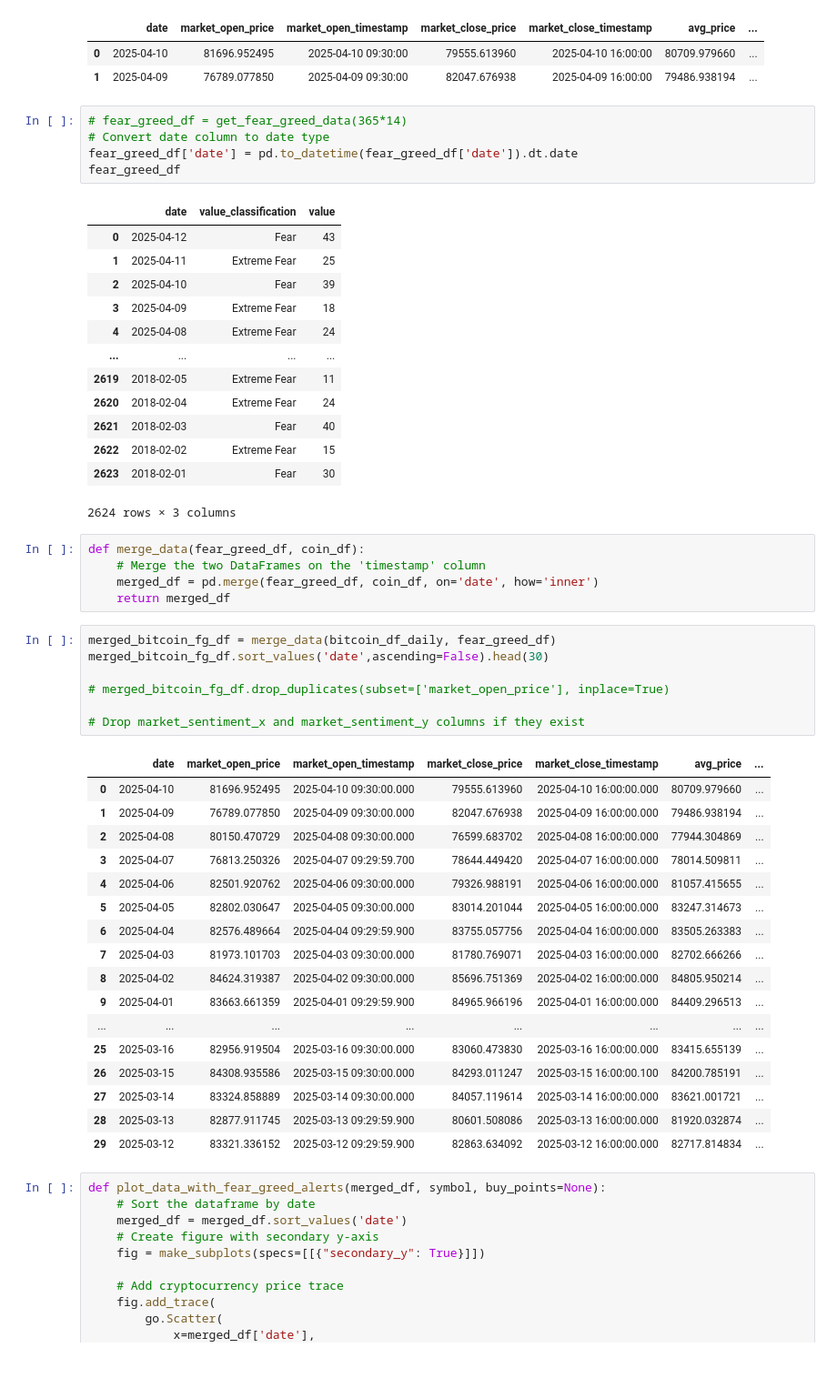
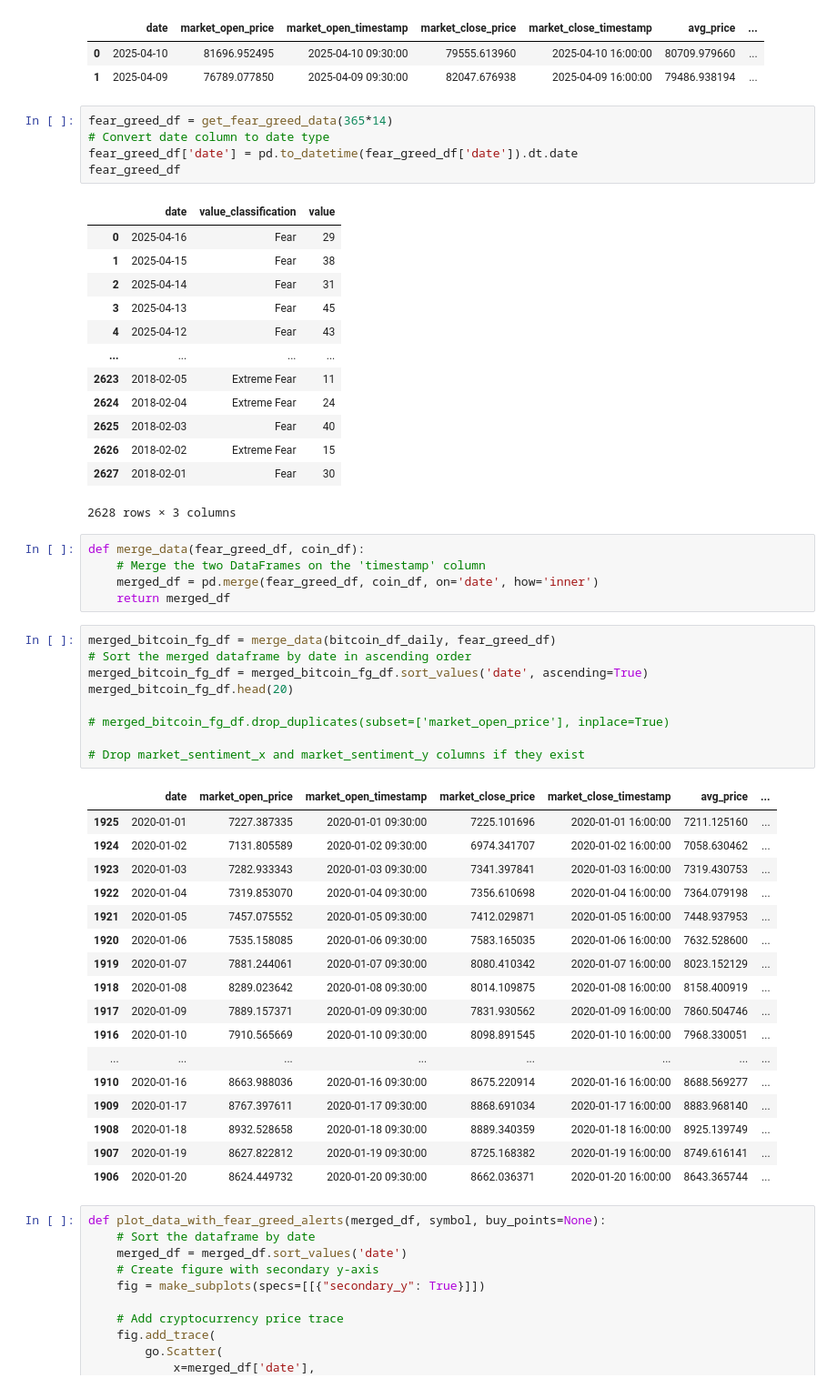
Before and after one commit to yangforbig/Crypto-Fear-Greed-Index-Graph, a Jupyter notebook: script/stream_data.ipynb, the cells around one changed output. Shown at 91% size. Saved outputs shown, nothing was run; the diff lists cells and outputs as text.

Commit message:
Update stream_data notebook

```diff
--- a/script/stream_data.ipynb
+++ b/script/stream_data.ipynb
@@ -509,24 +509,24 @@ bitcoin_df_daily.head(2)
 | 0 | 2025-04-10 | 81696.952495 | 2025-04-10 09:30:00 | 79555.613960 | 2025-04-10 16:00:00 | 80709.979660 | ... |
 | 1 | 2025-04-09 | 76789.077850 | 2025-04-09 09:30:00 | 82047.676938 | 2025-04-09 16:00:00 | 79486.938194 | ... |
 # %%
-# fear_greed_df = get_fear_greed_data(365*14)
+fear_greed_df = get_fear_greed_data(365*14)
 # Convert date column to date type
 fear_greed_df['date'] = pd.to_datetime(fear_greed_df['date']).dt.date
 fear_greed_df
 # %% [output]
 |  | date | value_classification | value |
-| 0 | 2025-04-12 | Fear | 43 |
-| 1 | 2025-04-11 | Extreme Fear | 25 |
-| 2 | 2025-04-10 | Fear | 39 |
-| 3 | 2025-04-09 | Extreme Fear | 18 |
-| 4 | 2025-04-08 | Extreme Fear | 24 |
+| 0 | 2025-04-16 | Fear | 29 |
+| 1 | 2025-04-15 | Fear | 38 |
+| 2 | 2025-04-14 | Fear | 31 |
+| 3 | 2025-04-13 | Fear | 45 |
+| 4 | 2025-04-12 | Fear | 43 |
 | ... | ... | ... | ... |
-| 2619 | 2018-02-05 | Extreme Fear | 11 |
-| 2620 | 2018-02-04 | Extreme Fear | 24 |
-| 2621 | 2018-02-03 | Fear | 40 |
-| 2622 | 2018-02-02 | Extreme Fear | 15 |
-| 2623 | 2018-02-01 | Fear | 30 |
+| 2623 | 2018-02-05 | Extreme Fear | 11 |
+| 2624 | 2018-02-04 | Extreme Fear | 24 |
+| 2625 | 2018-02-03 | Fear | 40 |
+| 2626 | 2018-02-02 | Extreme Fear | 15 |
+| 2627 | 2018-02-01 | Fear | 30 |
-2624 rows × 3 columns
+2628 rows × 3 columns
 # %%
 def merge_data(fear_greed_df, coin_df):
     # Merge the two DataFrames on the 'timestamp' column
@@ -534,29 +534,31 @@ def merge_data(fear_greed_df, coin_df):
     return merged_df
 # %%
 merged_bitcoin_fg_df = merge_data(bitcoin_df_daily, fear_greed_df)
-merged_bitcoin_fg_df.sort_values('date',ascending=False).head(30)
+# Sort the merged dataframe by date in ascending order
+merged_bitcoin_fg_df = merged_bitcoin_fg_df.sort_values('date', ascending=True)
+merged_bitcoin_fg_df.head(20)
 
 # merged_bitcoin_fg_df.drop_duplicates(subset=['market_open_price'], inplace=True)
 
 # Drop market_sentiment_x and market_sentiment_y columns if they exist
 # %% [output]
 |  | date | market_open_price | market_open_timestamp | market_close_price | market_close_timestamp | avg_price | ... |
-| 0 | 2025-04-10 | 81696.952495 | 2025-04-10 09:30:00.000 | 79555.613960 | 2025-04-10 16:00:00.000 | 80709.979660 | ... |
-| 1 | 2025-04-09 | 76789.077850 | 2025-04-09 09:30:00.000 | 82047.676938 | 2025-04-09 16:00:00.000 | 79486.938194 | ... |
-| 2 | 2025-04-08 | 80150.470729 | 2025-04-08 09:30:00.000 | 76599.683702 | 2025-04-08 16:00:00.000 | 77944.304869 | ... |
-| 3 | 2025-04-07 | 76813.250326 | 2025-04-07 09:29:59.700 | 78644.449420 | 2025-04-07 16:00:00.000 | 78014.509811 | ... |
-| 4 | 2025-04-06 | 82501.920762 | 2025-04-06 09:30:00.000 | 79326.988191 | 2025-04-06 16:00:00.000 | 81057.415655 | ... |
-| 5 | 2025-04-05 | 82802.030647 | 2025-04-05 09:30:00.000 | 83014.201044 | 2025-04-05 16:00:00.000 | 83247.314673 | ... |
-| 6 | 2025-04-04 | 82576.489664 | 2025-04-04 09:29:59.900 | 83755.057756 | 2025-04-04 16:00:00.000 | 83505.263383 | ... |
-| 7 | 2025-04-03 | 81973.101703 | 2025-04-03 09:30:00.000 | 81780.769071 | 2025-04-03 16:00:00.000 | 82702.666266 | ... |
-| 8 | 2025-04-02 | 84624.319387 | 2025-04-02 09:30:00.000 | 85696.751369 | 2025-04-02 16:00:00.000 | 84805.950214 | ... |
-| 9 | 2025-04-01 | 83663.661359 | 2025-04-01 09:29:59.900 | 84965.966196 | 2025-04-01 16:00:00.000 | 84409.296513 | ... |
+| 1925 | 2020-01-01 | 7227.387335 | 2020-01-01 09:30:00 | 7225.101696 | 2020-01-01 16:00:00 | 7211.125160 | ... |
+| 1924 | 2020-01-02 | 7131.805589 | 2020-01-02 09:30:00 | 6974.341707 | 2020-01-02 16:00:00 | 7058.630462 | ... |
+| 1923 | 2020-01-03 | 7282.933343 | 2020-01-03 09:30:00 | 7341.397841 | 2020-01-03 16:00:00 | 7319.430753 | ... |
+| 1922 | 2020-01-04 | 7319.853070 | 2020-01-04 09:30:00 | 7356.610698 | 2020-01-04 16:00:00 | 7364.079198 | ... |
+| 1921 | 2020-01-05 | 7457.075552 | 2020-01-05 09:30:00 | 7412.029871 | 2020-01-05 16:00:00 | 7448.937953 | ... |
+| 1920 | 2020-01-06 | 7535.158085 | 2020-01-06 09:30:00 | 7583.165035 | 2020-01-06 16:00:00 | 7632.528600 | ... |
+| 1919 | 2020-01-07 | 7881.244061 | 2020-01-07 09:30:00 | 8080.410342 | 2020-01-07 16:00:00 | 8023.152129 | ... |
+| 1918 | 2020-01-08 | 8289.023642 | 2020-01-08 09:30:00 | 8014.109875 | 2020-01-08 16:00:00 | 8158.400919 | ... |
+| 1917 | 2020-01-09 | 7889.157371 | 2020-01-09 09:30:00 | 7831.930562 | 2020-01-09 16:00:00 | 7860.504746 | ... |
+| 1916 | 2020-01-10 | 7910.565669 | 2020-01-10 09:30:00 | 8098.891545 | 2020-01-10 16:00:00 | 7968.330051 | ... |
 | ... | ... | ... | ... | ... | ... | ... | ... |
-| 25 | 2025-03-16 | 82956.919504 | 2025-03-16 09:30:00.000 | 83060.473830 | 2025-03-16 16:00:00.000 | 83415.655139 | ... |
-| 26 | 2025-03-15 | 84308.935586 | 2025-03-15 09:30:00.000 | 84293.011247 | 2025-03-15 16:00:00.100 | 84200.785191 | ... |
-| 27 | 2025-03-14 | 83324.858889 | 2025-03-14 09:30:00.000 | 84057.119614 | 2025-03-14 16:00:00.000 | 83621.001721 | ... |
-| 28 | 2025-03-13 | 82877.911745 | 2025-03-13 09:29:59.900 | 80601.508086 | 2025-03-13 16:00:00.000 | 81920.032874 | ... |
-| 29 | 2025-03-12 | 83321.336152 | 2025-03-12 09:29:59.900 | 82863.634092 | 2025-03-12 16:00:00.000 | 82717.814834 | ... |
+| 1910 | 2020-01-16 | 8663.988036 | 2020-01-16 09:30:00 | 8675.220914 | 2020-01-16 16:00:00 | 8688.569277 | ... |
+| 1909 | 2020-01-17 | 8767.397611 | 2020-01-17 09:30:00 | 8868.691034 | 2020-01-17 16:00:00 | 8883.968140 | ... |
+| 1908 | 2020-01-18 | 8932.528658 | 2020-01-18 09:30:00 | 8889.340359 | 2020-01-18 16:00:00 | 8925.139749 | ... |
+| 1907 | 2020-01-19 | 8627.822812 | 2020-01-19 09:30:00 | 8725.168382 | 2020-01-19 16:00:00 | 8749.616141 | ... |
+| 1906 | 2020-01-20 | 8624.449732 | 2020-01-20 09:30:00 | 8662.036371 | 2020-01-20 16:00:00 | 8643.365744 | ... |
 # %%
 def plot_data_with_fear_greed_alerts(merged_df, symbol, buy_points=None):
     # Sort the dataframe by date
```
Also changed, not shown: parts of 17 cells of this notebook.
